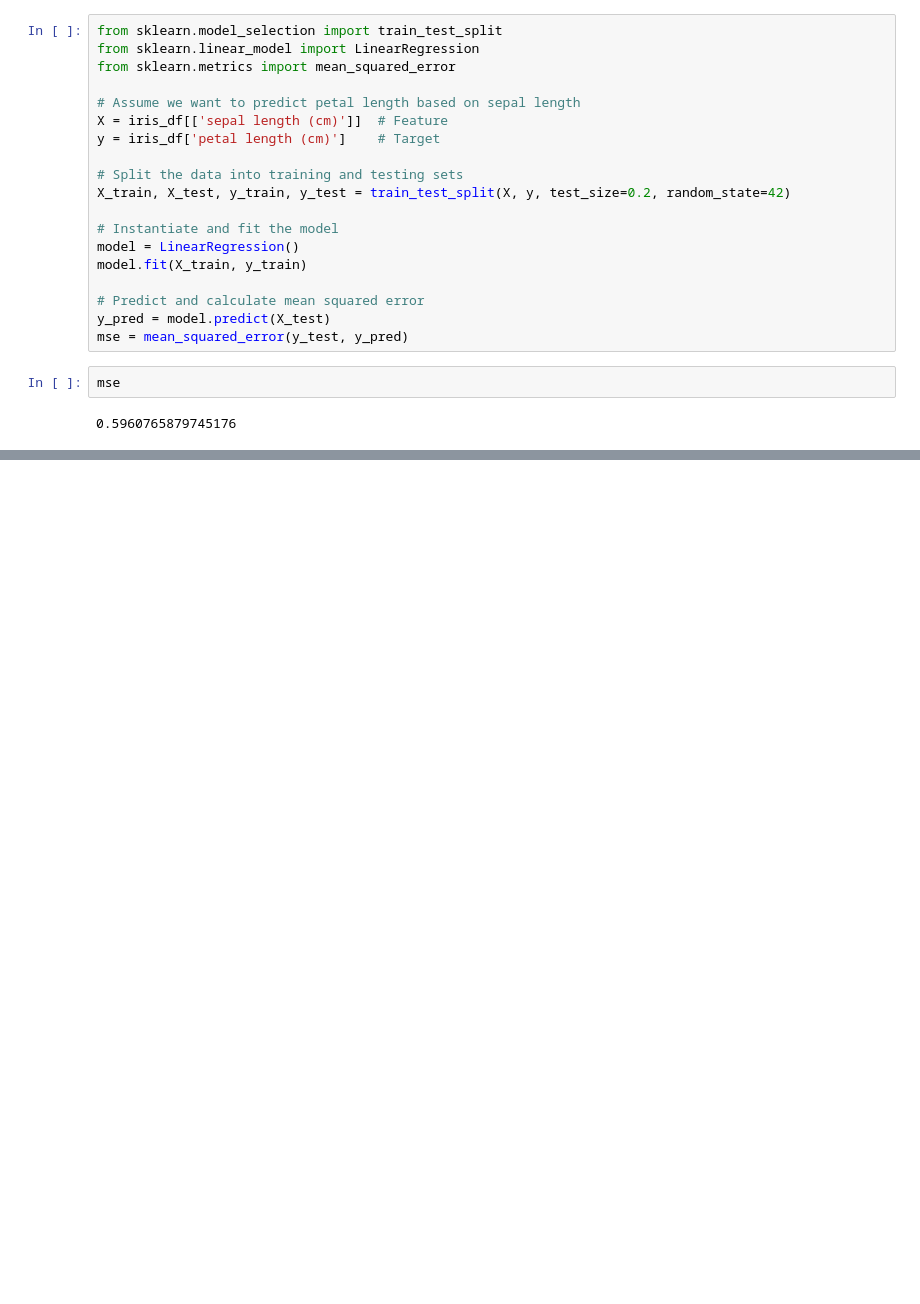
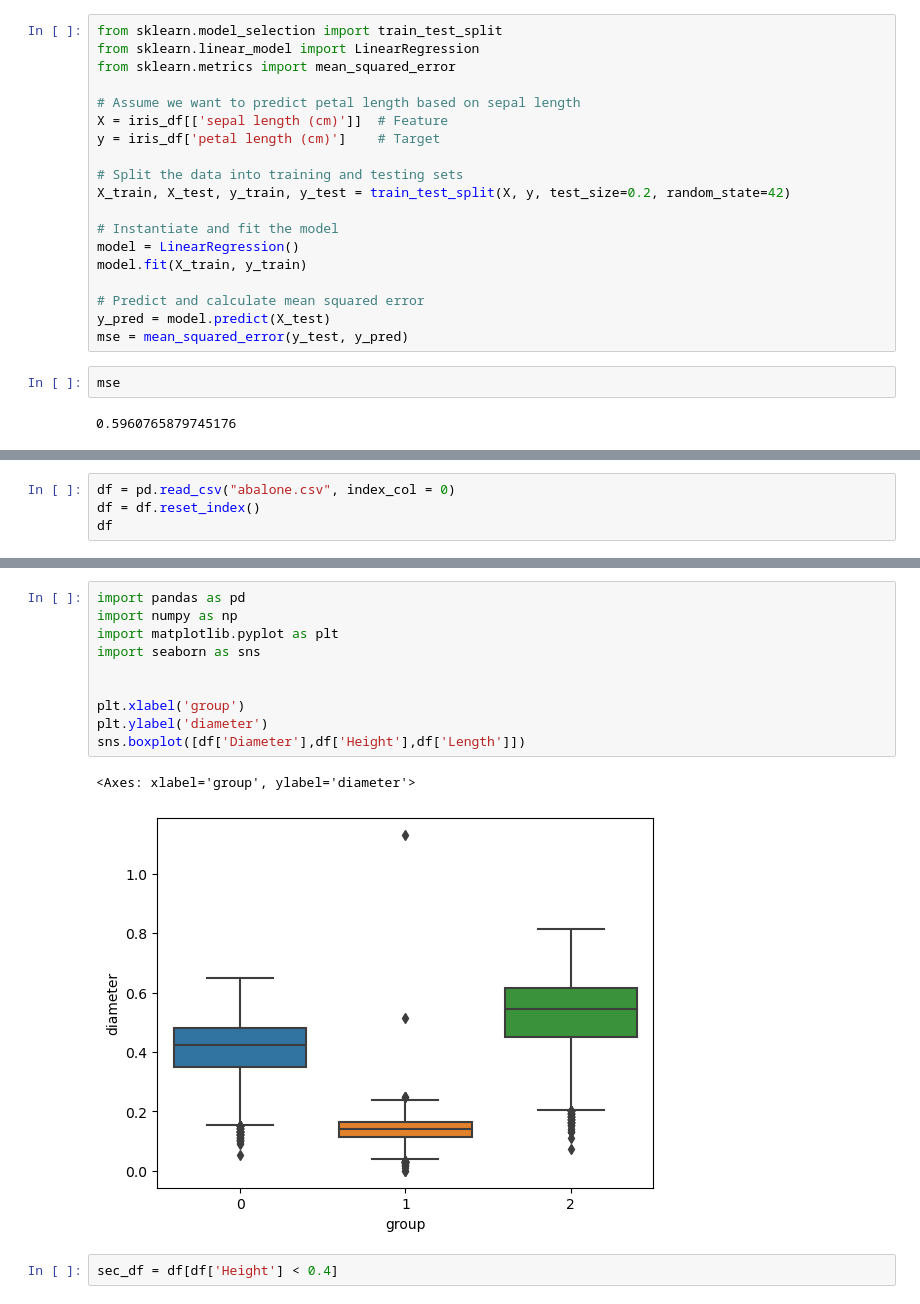
Before and after one commit to GAP-dev/ai_gachon, a Jupyter notebook: EDA_데이터처리 프로그래밍 가천대 전공/EDA Nov 9.ipynb, the cells around one changed output, grey strips where cells are left out. Cells and saved outputs as stored; diff of their text form; blank space fills up the shorter version.

```diff
--- a/EDA_데이터처리 프로그래밍 가천대 전공/EDA Nov 9.ipynb
+++ b/EDA_데이터처리 프로그래밍 가천대 전공/EDA Nov 9.ipynb
@@ -238,0 +239,4 @@ print(clf_svm.score(X_train, y_train))
+# %%
+df = pd.read_csv("abalone.csv", index_col = 0)
+df = df.reset_index()
+df
@@ -238,0 +288,15 @@ print(clf_svm.score(X_train, y_train))
+# %%
+import pandas as pd
+import numpy as np
+import matplotlib.pyplot as plt
+import seaborn as sns
+
+
+plt.xlabel('group')
+plt.ylabel('diameter')
+sns.boxplot([df['Diameter'],df['Height'],df['Length']])
+# %% [output]
+<Axes: xlabel='group', ylabel='diameter'>
+[figure, added]
+# %%
+sec_df = df[df['Height'] < 0.4]
```
Also changed, not shown: parts of 20 cells of this notebook.
